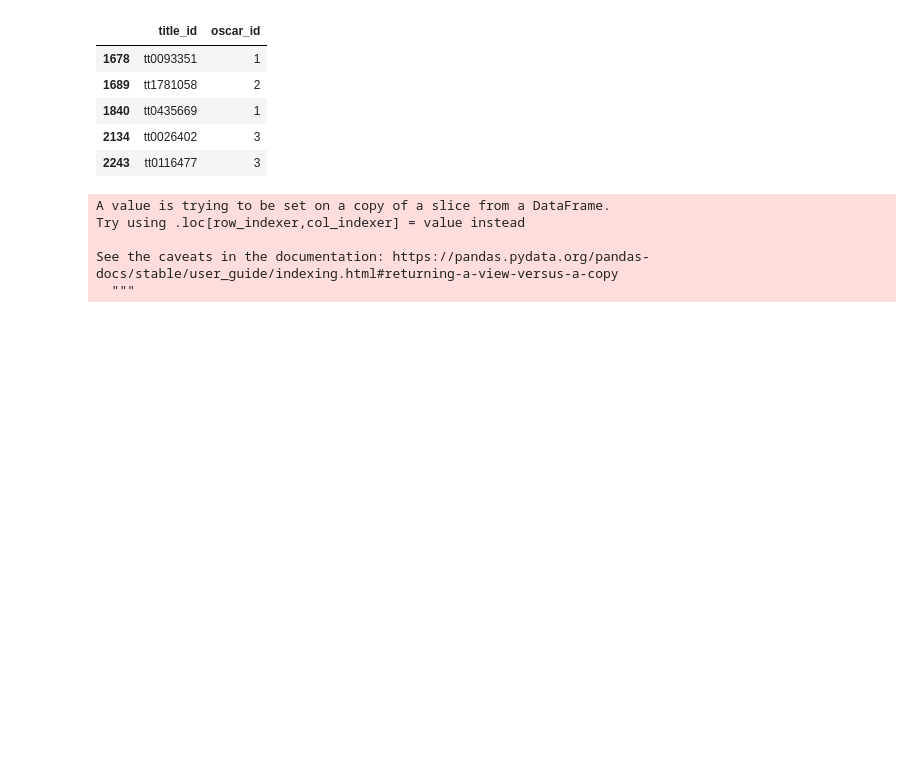
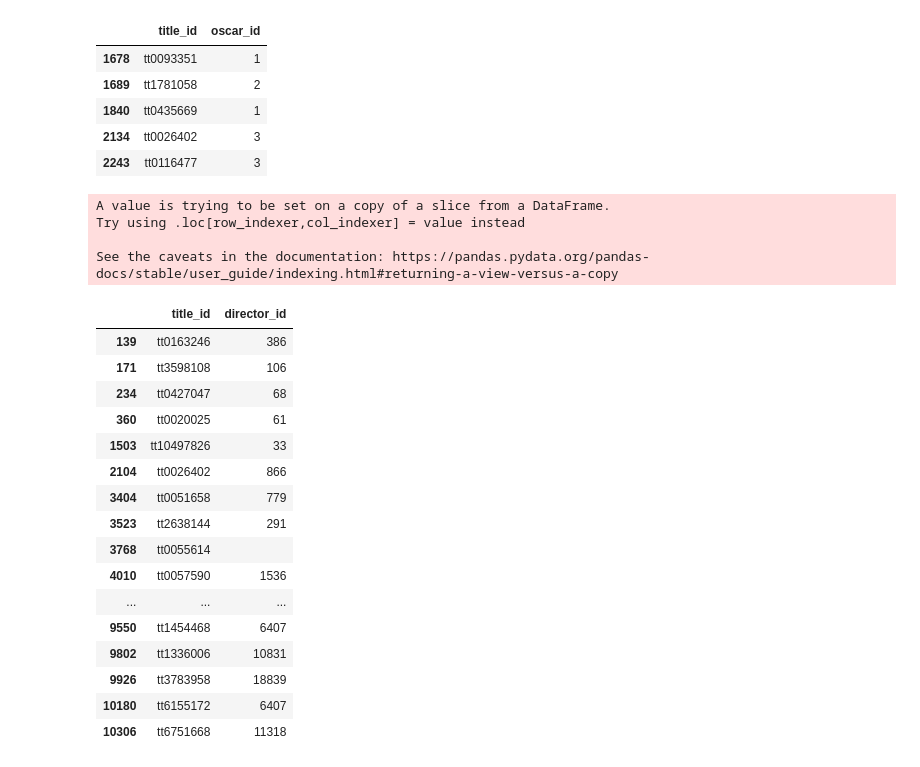
Before and after one commit to gucaselo/ETL-Project, a Jupyter notebook: movies_transform.ipynb, the cells around one changed output. Drawn from its saved outputs; the diff is of its cells as text; code cells hidden in the pictures; blank space fills up the shorter version.

```diff
--- a/movies_transform.ipynb
+++ b/movies_transform.ipynb
@@ -238,30 +238,47 @@ movie_awards_df.to_csv('output/movie_awards.csv')
 # %%
 # Filter to only keep directing awards (it reduces looping time by only looping over the directors that have won directing
 # rather than filtering over the directors listed on the movie awards)
 directing_awards_df = cleaned2_oscars_df[(cleaned2_oscars_df['category']=='DIRECTING')]
 
 # Creating empty director_id column
 directing_awards_df['director_id'] = ""
 
 # Assign Director id to their respective awarded director name
 for index, director in directing_awards_df.iterrows():
     for index2, reference in cleaned_directors.iterrows():
-        if director['name'] == reference['name']:
-            directing_awards_df.loc[index, 'director_id'] == reference['id']
-        else:
-            directing_awards_df.loc[index, 'director_id'] == ""
+        if str(director['name']) == str(reference['name']):
+            dir_id = cleaned_directors.at[index2, 'id']
+            directing_awards_df.at[index, 'director_id'] = dir_id
+#         else:
+#             directing_awards_df.at[index, 'director_id'] = ""
 # cleaned2_oscars_df
 
 
 
 
 # Only keep title_id and oscar_id relationship dataset
-# directing_awards_df = directing_awards_df[['title_id', 'oscar_id']]
+directing_awards_df = directing_awards_df[['title_id', 'director_id']]
 
-directing_awards_df.head()
+directing_awards_df.head(60)
 # %% [output]
 A value is trying to be set on a copy of a slice from a DataFrame.
 Try using .loc[row_indexer,col_indexer] = value instead
 
 See the caveats in the documentation: https://pandas.pydata.org/pandas-docs/stable/user_guide/indexing.html#returning-a-view-versus-a-copy
-  """
+|  | title_id | director_id |
+| 139 | tt0163246 | 386 |
+| 171 | tt3598108 | 106 |
+| 234 | tt0427047 | 68 |
+| 360 | tt0020025 | 61 |
+| 1503 | tt10497826 | 33 |
+| 2104 | tt0026402 | 866 |
+| 3404 | tt0051658 | 779 |
+| 3523 | tt2638144 | 291 |
+| 3768 | tt0055614 |  |
+| 4010 | tt0057590 | 1536 |
+| ... | ... | ... |
+| 9550 | tt1454468 | 6407 |
+| 9802 | tt1336006 | 10831 |
+| 9926 | tt3783958 | 18839 |
+| 10180 | tt6155172 | 6407 |
+| 10306 | tt6751668 | 11318 |
```
Also changed, not shown: parts of 3 cells of this notebook, 2 other files.
